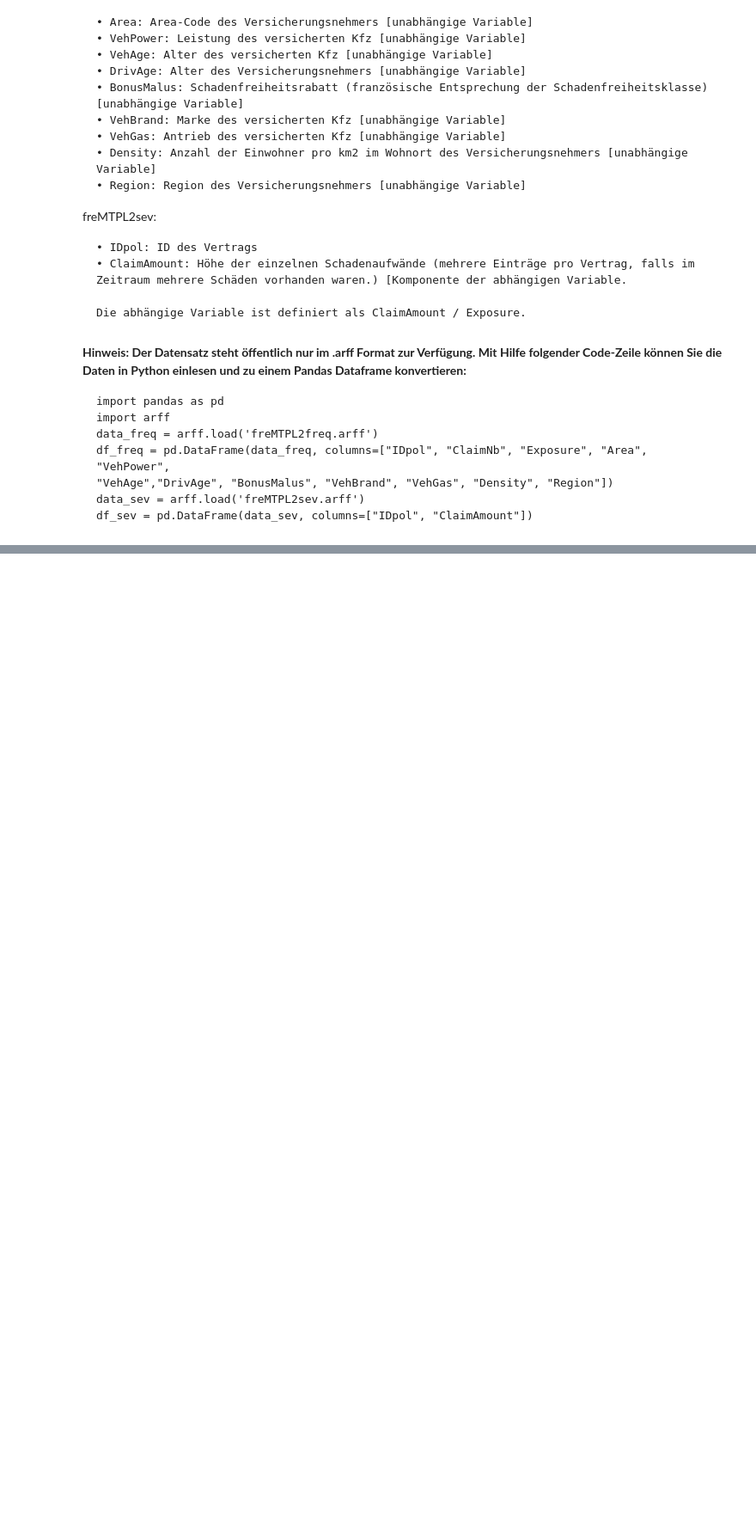
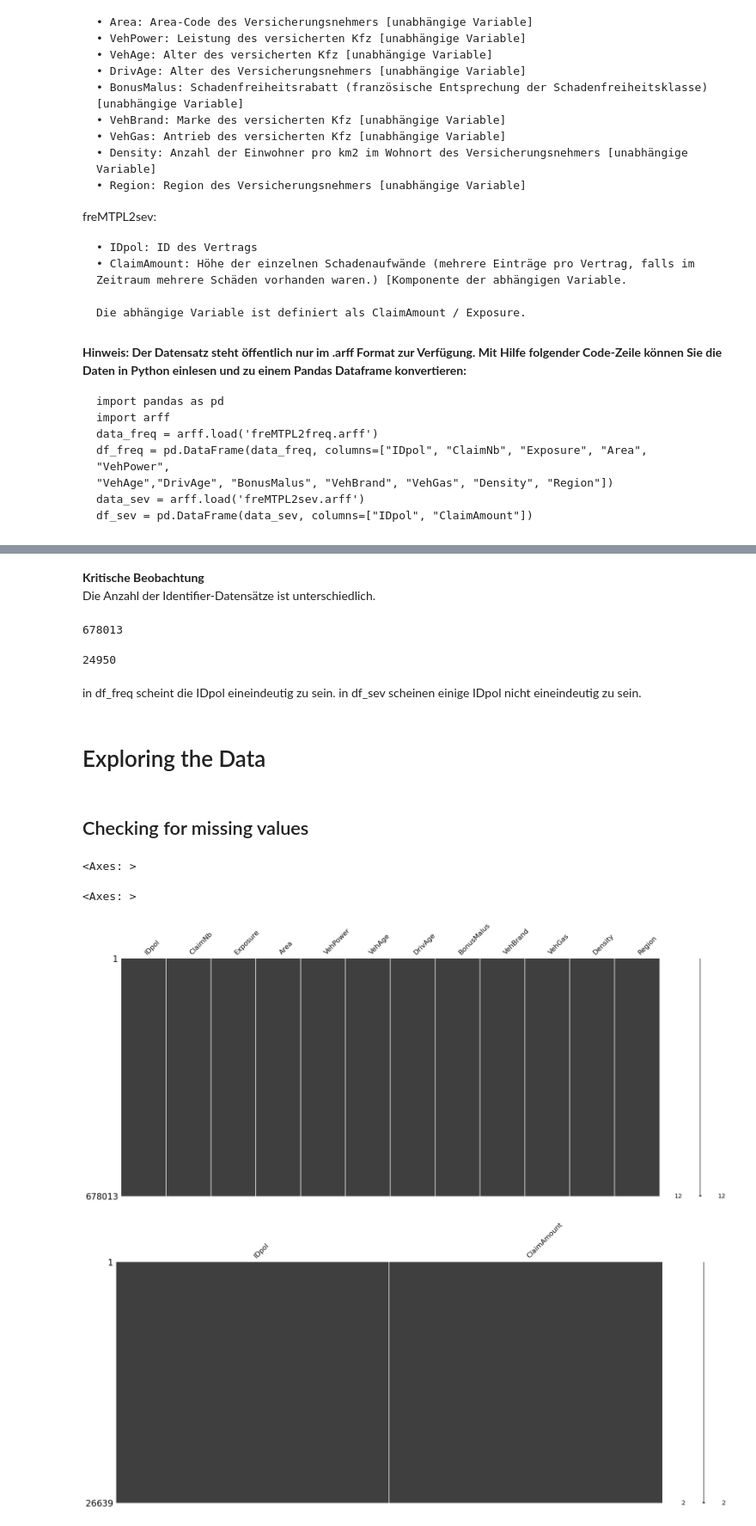
Before and after one commit to bjzim/mtpl2, a Jupyter notebook: 1-Notebook.ipynb, the cells around one changed output, grey strips where cells are left out. Shown at 86% size. Cells and saved outputs as stored; diff of their text form; code cells hidden in the pictures; blank space fills up the shorter version.

Commit message:
Loading, exploring, preparing

```diff
--- a/1-Notebook.ipynb
+++ b/1-Notebook.ipynb
@@ -69,0 +81,6 @@ freMTPL2sev:
+# %%
+data_freq = arff.load('data/freMTPL2freq.arff')
+df_freq = pd.DataFrame(data_freq, columns=["IDpol", "ClaimNb", "Exposure", "Area", "VehPower",
+"VehAge","DrivAge", "BonusMalus", "VehBrand", "VehGas", "Density", "Region"])
+data_sev = arff.load('data/freMTPL2sev.arff')
+df_sev = pd.DataFrame(data_sev, columns=["IDpol", "ClaimAmount"])
@@ -69,0 +143,25 @@ freMTPL2sev:
+# %% [markdown]
+**Kritische Beobachtung**
+Die Anzahl der Identifier-Datensätze ist unterschiedlich.
+# %%
+df_freq['IDpol'].nunique()
+# %% [output]
+678013
+# %%
+df_sev["IDpol"].nunique()
+# %% [output]
+24950
+# %% [markdown]
+in df_freq scheint die IDpol eineindeutig zu sein.
+in df_sev scheinen einige IDpol nicht eineindeutig zu sein.
+# %% [markdown]
+# Exploring the Data
+# %% [markdown]
+## Checking for missing values
+# %%
+display(msno.matrix(df_freq), msno.matrix(df_sev))
+# %% [output]
+<Axes: >
+<Axes: >
+[figure, added]
+[figure, added]
```
Also changed, not shown: parts of 38 cells of this notebook.
